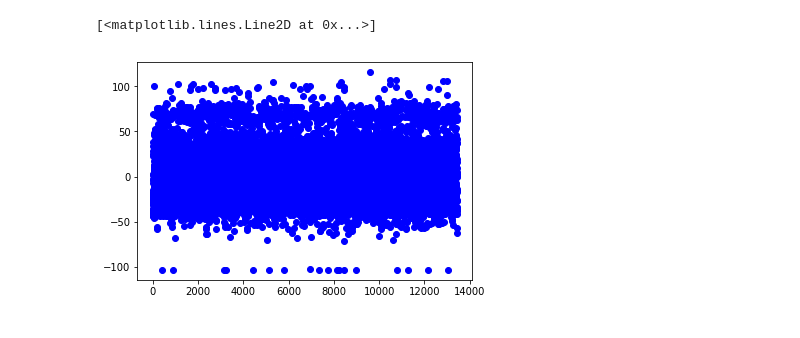
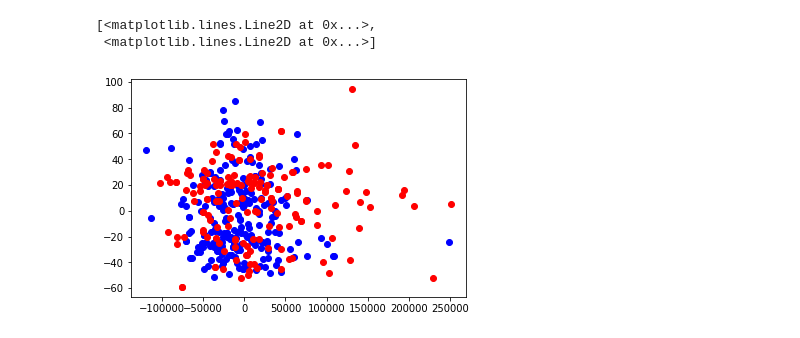
Before and after one commit to zainkhan9/spotify_ml, a Jupyter notebook: Clustering.ipynb, the cells around one changed output. Cells and saved outputs as stored; diff of their text form; code cells hidden in the pictures.

```diff
--- a/Clustering.ipynb
+++ b/Clustering.ipynb
@@ -81,0 +92,12 @@ Name: artists, Length: 1108, dtype: object
+# %%
+edm_artists = dat_w_genres[[True if "edm" in dat_w_genres.loc[i,"genres"] else False for i in range(len(dat_w_genres))]]["artists"]
+hiphop_artists = dat_w_genres[[True if "hip hop" in dat_w_genres.loc[i,"genres"] else False for i in range(len(dat_w_genres))]]["artists"]
+indierock_artists = dat_w_genres[[True if "indie rock" in dat_w_genres.loc[i,"genres"] else False for i in range(len(dat_w_genres))]]["artists"]
+jazz_artists = dat_w_genres[[True if "jazz" in dat_w_genres.loc[i,"genres"] else False for i in range(len(dat_w_genres))]]["artists"]
+kpop_artists = dat_w_genres[[True if "k-pop" in dat_w_genres.loc[i,"genres"] else False for i in range(len(dat_w_genres))]]["artists"]
+metal_artists = dat_w_genres[[True if "metal" in dat_w_genres.loc[i,"genres"] else False for i in range(len(dat_w_genres))]]["artists"]
+# No oldies for spotify that I could find
+oldies_artists = dat_w_genres[[True if "oldies" in dat_w_genres.loc[i,"genres"] else False for i in range(len(dat_w_genres))]]["artists"]
+rap_artists = dat_w_genres[[True if "rap" in dat_w_genres.loc[i,"genres"] else False for i in range(len(dat_w_genres))]]["artists"]
+randb_artists = dat_w_genres[[True if "r&b" in dat_w_genres.loc[i,"genres"] else False for i in range(len(dat_w_genres))]]["artists"]
+rock_artists = dat_w_genres[[True if "rock" in dat_w_genres.loc[i,"genres"] else False for i in range(len(dat_w_genres))]]["artists"]
@@ -135,0 +118,4 @@ plt.plot(pcavar)
+# %%
+possible_rap = dat[[rap_artists.isin(dat.loc[i, "artists"]).any() for i in range(len(dat))]]
+possible_randb = dat[[randb_artists.isin(dat.loc[i, "artists"]).any() for i in range(len(dat))]]
+possible_rock = dat[[rock_artists.isin(dat.loc[i, "artists"]).any() for i in range(len(dat))]]
@@ -135,0 +314,19 @@ plt.plot(pcavar)
+# %%
+pca = PCA(n_components=18)
+y = X["genre"]
+X = X[['acousticness',
+       'danceability',
+       'energy',
+       'year',
+       'explicit',
+       'instrumentalness',
+       'key',
+       'liveness',
+       'loudness',
+       'mode',
+       'speechiness',
+       'tempo',
+        'valence', 'key', 'mode', 'loudness', 'explicit', 'duration_ms']]
+pca.fit(X)
+pcavar = pca.explained_variance_ratio_
+plt.plot(pcavar)
@@ -136,8 +336,11 @@ plt.plot(pcavar)
 # %%
-pca_mod = PCA(n_components=1)
-pcadat = pca_mod.fit_transform(classical)
-d = pd.DataFrame(data=pcadat, columns=["Principal Component 1"])
-plt.plot(d["Principal Component 1"], 'bo')
+pca_mod = PCA(n_components=2)
+pcadat = pca_mod.fit_transform(X)
+d = pd.DataFrame(data=pcadat, columns=["Principal Component 1", "PC2"])
+pops = d[(y == "pop").reset_index(drop = True)]
+raps = d[(y == "rap").reset_index(drop = True)]
+plt.plot(pops["Principal Component 1"], pops["PC2"], 'bo', raps["Principal Component 1"], raps["PC2"], 'ro')
 # %% [output]
-[<matplotlib.lines.Line2D at 0x...>]
+[<matplotlib.lines.Line2D at 0x...>,
+ <matplotlib.lines.Line2D at 0x...>]
-[figure, old version]
+[figure, new version]
```
Also changed, not shown: parts of 31 cells of this notebook.
